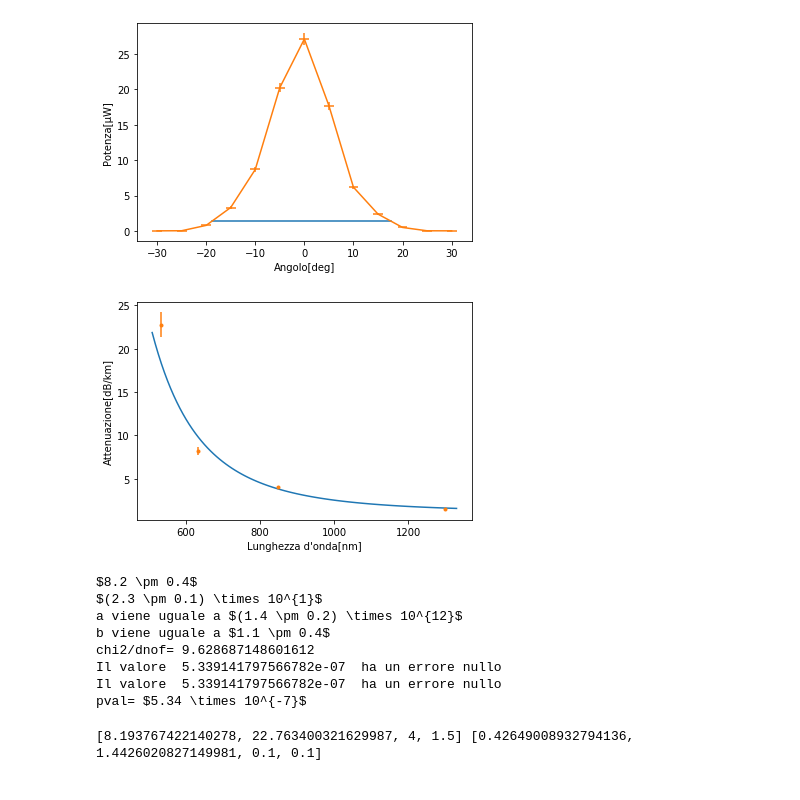
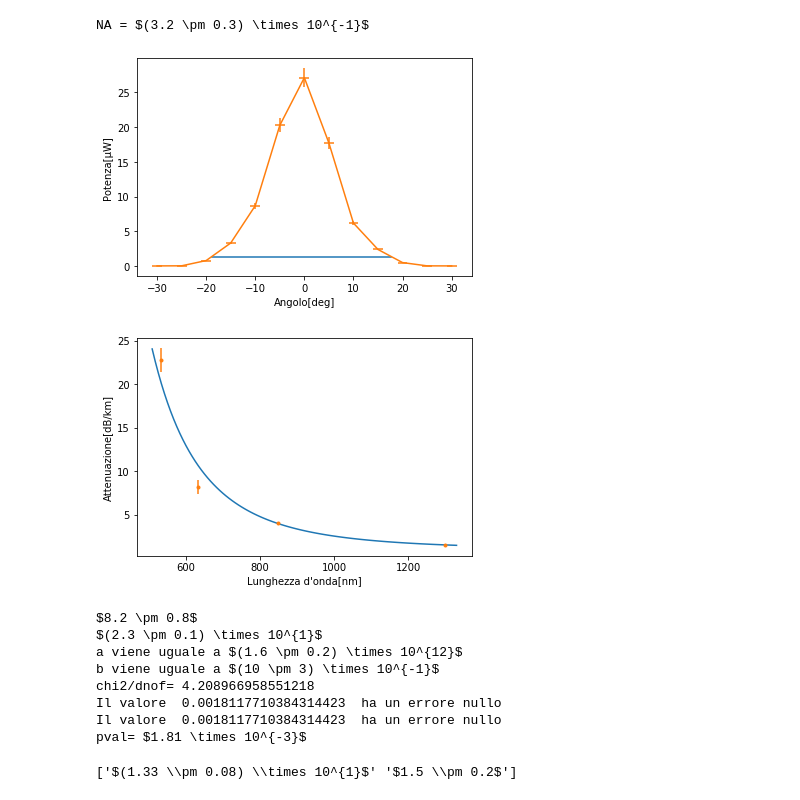
Before and after one commit to Francesco215/Ottica_Quantistica, a Jupyter notebook: Fibre ottiche/analisi.ipynb, the cells around one changed output. Cells and saved outputs as stored; diff of their text form; code cells hidden in the pictures.

```diff
--- a/Fibre ottiche/analisi.ipynb
+++ b/Fibre ottiche/analisi.ipynb
@@ -31,14 +32,9 @@ def intersection(x,y,const,dx=0,dy=0,dconst=0):
     return [[lin_interp(y, x, zero_crossing,const) for zero_crossing in zero_crossings_i],
     [dlin_interp(x[i],y[i],x[i+1],y[i+1],const,[dx[i],dy[i],dx[i+1],dy[i+1],dconst]) for i in zero_crossings_i]]
 # %%
-data = pd.read_csv('potenza_angolo.txt', sep="\t")
+data = pd.read_csv('exp1.txt', sep="\t")
 data=data.sort_values(by=['Angolo'])
 ang,W,dW=np.transpose(data.values)
 col1=mz.ns_tex(ang,1)
 col2=mz.ne_tex(W,dW)
 #mz.mat_tex([col1,col2])
-
-NA,dNA=intersection(W,ang,np.amax(W)/20,dW,np.ones(len(ang)),np.amax(dW)/20)
-NA,dNA=NA[1]-NA[0],np.sqrt(dNA[0]**2+dNA[1]**2)
-NA,dNA=NA*np.pi/360,dNA*np.pi/360
-print('NA =',mz.ne_tex(NA,dNA))
@@ -66,4 +62,5 @@ Imax= $(2.44 \pm 0.03) \times 10^{1}$
 # %%
+NA,dNA=intersection(W,ang,np.amax(W)/20,dW,np.ones(len(ang)),np.amax(dW)/20)
 plt.plot(NA,np.amax(W)/20*np.array([1,1]))
 plt.errorbar(ang,W,dW,1)
 plt.ylabel('Potenza[μW]')
@@ -71,8 +68,12 @@ plt.xlabel('Angolo[deg]')
 plt.savefig('potenza_angolo.eps',format='eps')
 #plt.savefig('potenza_angolo.png')
 #popt,pcov=curve_fit(pearson,ang,W,p0=[-0.5,28,2,3])
+NA,dNA=NA[1]-NA[0],np.sqrt(dNA[0]**2+dNA[1]**2)
+NA,dNA=NA*np.pi/360,dNA*np.pi/360
+print('NA =',mz.ne_tex(NA,dNA))
 # %% [output]
+NA = $(3.2 \pm 0.3) \times 10^{-1}$
-[figure, old version]
+[figure, new version]
 # %%
 def fit(x,a,b):
     return a*x**(-4)+b
@@ -95,40 +96,41 @@ def att_con_err(Iin,dIin,Iout,dIout,L,dL):
 lung=np.array([633,533,850,1300],dtype=np.float64)
 dI=0.1
 
+def dI(I): return I*0.05+0.1
 
-Iin=[29.1,13]
-dIin=[0.8,0.4]
-Iout=[13.3,1.5]
-dIout=[0.4,0.2]
+Iin=np.array([29.1,13])
+dIin=dI(Iin)
+Iout=np.array([13.3,1.5])
+dIout=dI(Iout)
 L=[415e-3,412e-3]
 dL=[1e-3,1e-3]
 
 
 attHeNe,dattHeNe=att_con_err(Iin[0],dIin[0],Iout[0],dIout[0],L[0],dL[0])
 attVerde,dattVerde=att_con_err(Iin[1],dIin[1],Iout[1],dIout[1],L[1],dL[1])
 att=[attHeNe,attVerde,4,1.5]
 datt=[dattHeNe,dattVerde,0.1,0.1]
 
 x=[i**(-4) for i in lung]
 popt=linregress(x,att)
 popt=[popt[0],popt[1]]
 
 popt,pcov=curve_fit(fit,lung,att,p0=popt,sigma=datt)
 chi2,pval=mz.chi2_pval(fit,lung,np.array(att),np.array(datt),popt)
 x=np.linspace(510,1330,100)
 y=fit(x,*popt)
 plt.plot(x,y)
 plt.errorbar(lung,att,yerr=datt,fmt='.')
 plt.xlabel('Lunghezza d\'onda[nm]')
 plt.ylabel('Attenuazione[dB/km]')
 #plt.savefig('Rayleigh.png')
 #plt.savefig('Rayleigh.eps',format='eps')
 #plt.yscale('log')
 #plt.xscale('log')
 #plt.savefig('Raylog.png')
 plt.savefig('Rayleigh.eps',format='eps')
 # %% [output]
-[figure, old version]
+[figure, new version]
 # %%
 print(mz.ne_tex(attHeNe,dattHeNe))
 print(mz.ne_tex(attVerde,dattVerde))
@@ -137,15 +139,15 @@ print('b viene uguale a',mz.ne_tex(popt[1],np.sqrt(pcov[1,1])))
 print('chi2/dnof=',chi2/3)
 print('pval=',mz.nes_tex(1-pval))
 # %% [output]
-$8.2 \pm 0.4$
+$8.2 \pm 0.8$
 $(2.3 \pm 0.1) \times 10^{1}$
-a viene uguale a $(1.4 \pm 0.2) \times 10^{12}$
-b viene uguale a $1.1 \pm 0.4$
-chi2/dnof= 9.628687148601612
-Il valore  5.339141797566782e-07  ha un errore nullo
-Il valore  5.339141797566782e-07  ha un errore nullo
-pval= $5.34 \times 10^{-7}$
+a viene uguale a $(1.6 \pm 0.2) \times 10^{12}$
+b viene uguale a $(10 \pm 3) \times 10^{-1}$
+chi2/dnof= 4.208966958551218
+Il valore  0.0018117710384314423  ha un errore nullo
+Il valore  0.0018117710384314423  ha un errore nullo
+pval= $1.81 \times 10^{-3}$
-# %%
-print(att,datt)
-# %% [output]
-[8.193767422140278, 22.763400321629987, 4, 1.5] [0.42649008932794136, 1.4426020827149981, 0.1, 0.1]
+# %%
+print(mz.ne_tex(Iout,dIout))
+# %% [output]
+['$(1.33 \\pm 0.08) \\times 10^{1}$' '$1.5 \\pm 0.2$']
```
Also changed, not shown: parts of 3 cells of this notebook, 3 other files.
